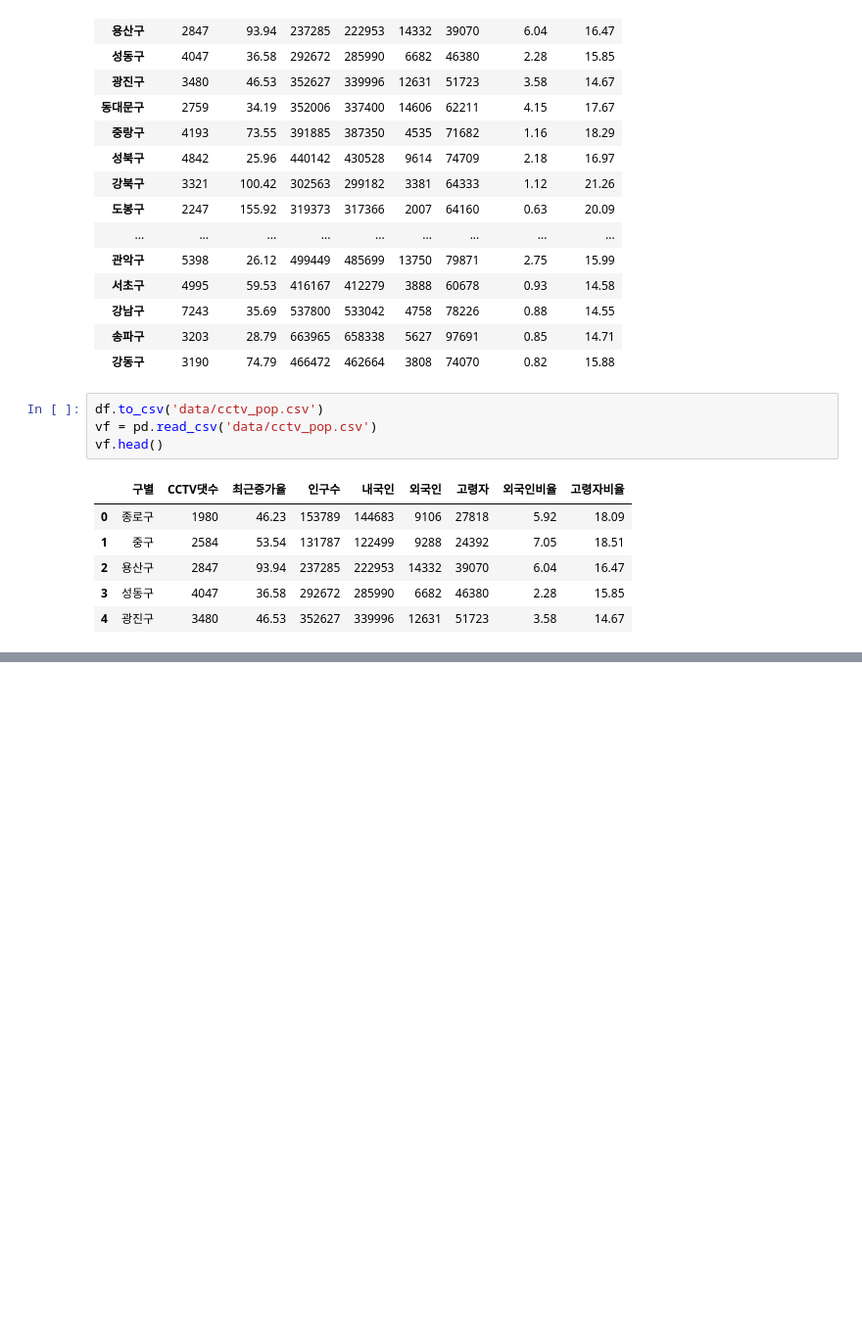
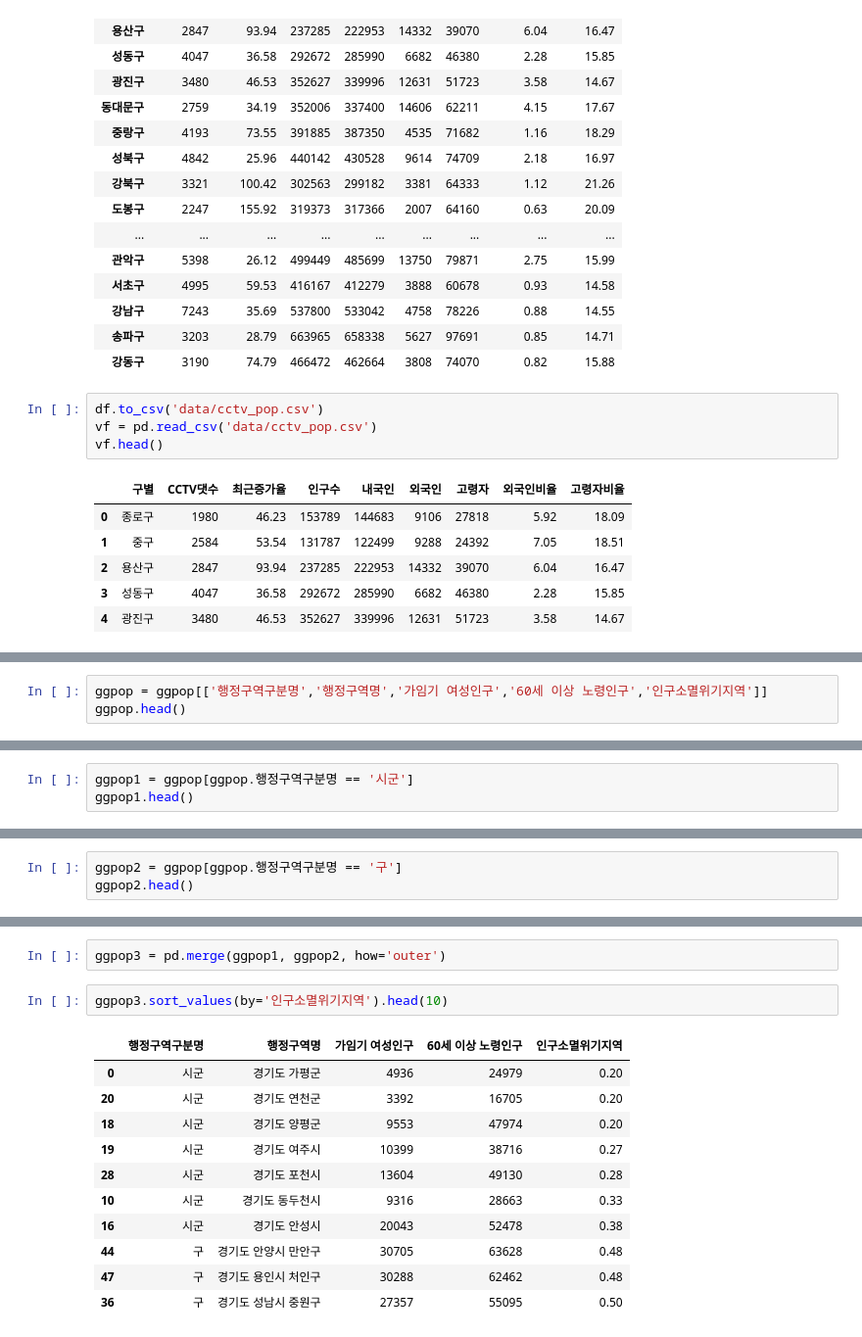
Before and after one commit to dlaudgh/DataAnalysis_Lecture_2023.04, a Jupyter notebook: 02.Pandas/99.과제.ipynb, the cells around one changed output, grey strips where cells are left out. Shown at 98% size. Cells and saved outputs as stored; diff of their text form; blank space fills up the shorter version.

```diff
--- a/02.Pandas/99.과제.ipynb
+++ b/02.Pandas/99.과제.ipynb
@@ -242,0 +274,3 @@ vf.head()
+# %%
+ggpop = ggpop[['행정구역구분명','행정구역명','가임기 여성인구','60세 이상 노령인구','인구소멸위기지역']]
+ggpop.head()
@@ -242,0 +284,3 @@ vf.head()
+# %%
+ggpop1 = ggpop[ggpop.행정구역구분명 == '시군']
+ggpop1.head()
@@ -242,0 +294,3 @@ vf.head()
+# %%
+ggpop2 = ggpop[ggpop.행정구역구분명 == '구']
+ggpop2.head()
@@ -242,0 +304,16 @@ vf.head()
+# %%
+ggpop3 = pd.merge(ggpop1, ggpop2, how='outer')
+# %%
+ggpop3.sort_values(by='인구소멸위기지역').head(10)
+# %% [output]
+|  | 행정구역구분명 | 행정구역명 | 가임기 여성인구 | 60세 이상 노령인구 | 인구소멸위기지역 |
+| 0 | 시군 | 경기도 가평군 | 4936 | 24979 | 0.20 |
+| 20 | 시군 | 경기도 연천군 | 3392 | 16705 | 0.20 |
+| 18 | 시군 | 경기도 양평군 | 9553 | 47974 | 0.20 |
+| 19 | 시군 | 경기도 여주시 | 10399 | 38716 | 0.27 |
+| 28 | 시군 | 경기도 포천시 | 13604 | 49130 | 0.28 |
+| 10 | 시군 | 경기도 동두천시 | 9316 | 28663 | 0.33 |
+| 16 | 시군 | 경기도 안성시 | 20043 | 52478 | 0.38 |
+| 44 | 구 | 경기도 안양시 만안구 | 30705 | 63628 | 0.48 |
+| 47 | 구 | 경기도 용인시 처인구 | 30288 | 62462 | 0.48 |
+| 36 | 구 | 경기도 성남시 중원구 | 27357 | 55095 | 0.50 |
```
Also changed, not shown: parts of 7 cells of this notebook, 2 other files.
